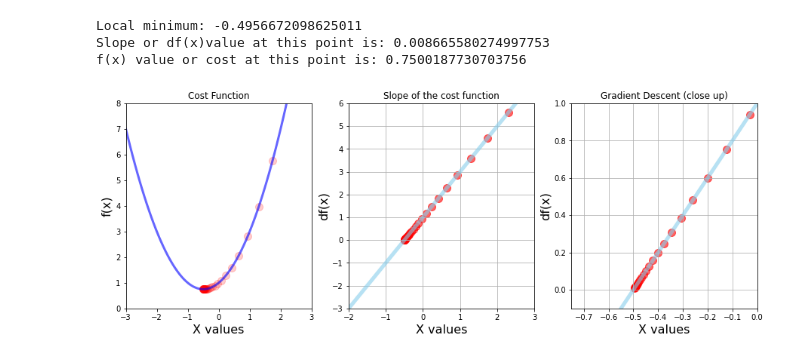
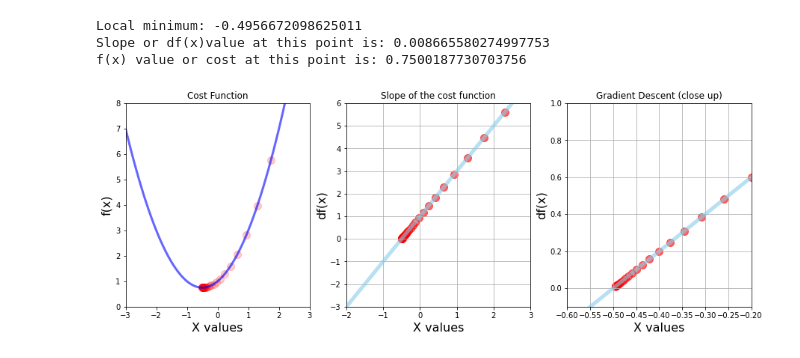
Before and after one commit to julioreis-dev/data_science, a Jupyter notebook: gradient_descent.ipynb, the cells around one changed output. Cells and saved outputs as stored; diff of their text form; code cells hidden in the pictures.

```diff
--- a/gradient_descent.ipynb
+++ b/gradient_descent.ipynb
@@ -93,32 +89,32 @@ plt.title('Cost Function')
 plt.xlabel('X values', fontsize=16)
 plt.ylabel('f(x)', fontsize=16)
 plt.xlim(-3, 3)
 plt.ylim(0, 8)
 values = np.array(x_list)
 plt.scatter(x_list, f(values), color='red', s=100, alpha=0.2)
 
 # 2 charts: Derivative
 plt.subplot(1, 3, 2)
 plt.title('Slope of the cost function')
 plt.xlabel('X values', fontsize=16)
 plt.ylabel('df(x)', fontsize=16)
 plt.xlim(-2, 3)
 plt.ylim(-3, 6)
 plt.plot(x_1, df(x_1), color='skyblue', linewidth=5, alpha=0.6)
 plt.scatter(values, df(values), color='red', s=100, alpha=0.6)
 plt.grid()
 
 # 3 charts: Derivative (Close up)
 plt.subplot(1, 3, 3)
 plt.title('Gradient Descent (close up)')
 plt.xlabel('X values', fontsize=16)
 plt.ylabel('df(x)', fontsize=16)
-plt.xlim(-0.75, 0)
+plt.xlim(-0.6, -0.2)
 plt.ylim(-0.1, 1)
 plt.plot(x_1, df(x_1), color='skyblue', linewidth=5, alpha=0.6)
 plt.scatter(values, df(values), color='red', s=100, alpha=0.6)
 plt.grid()
 
 plt.show()
 # %% [output]
-[figure, old version]
+[figure, new version]
```
Also changed, not shown: parts of 10 cells of this notebook.
